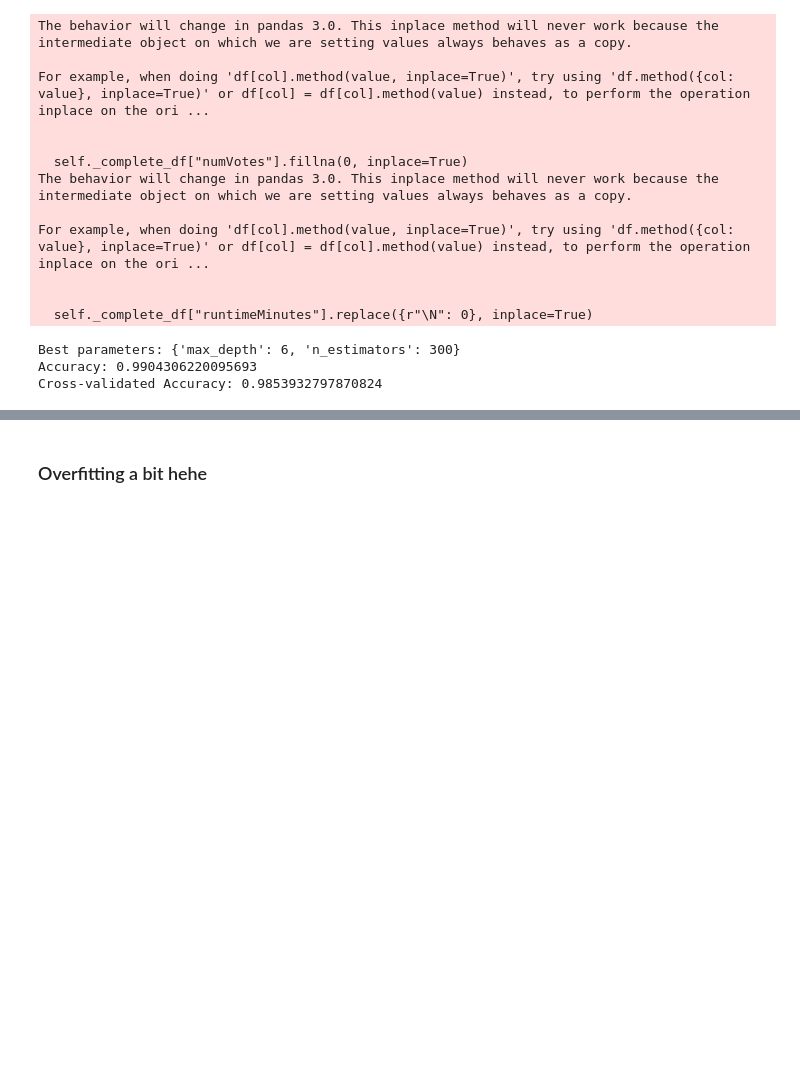
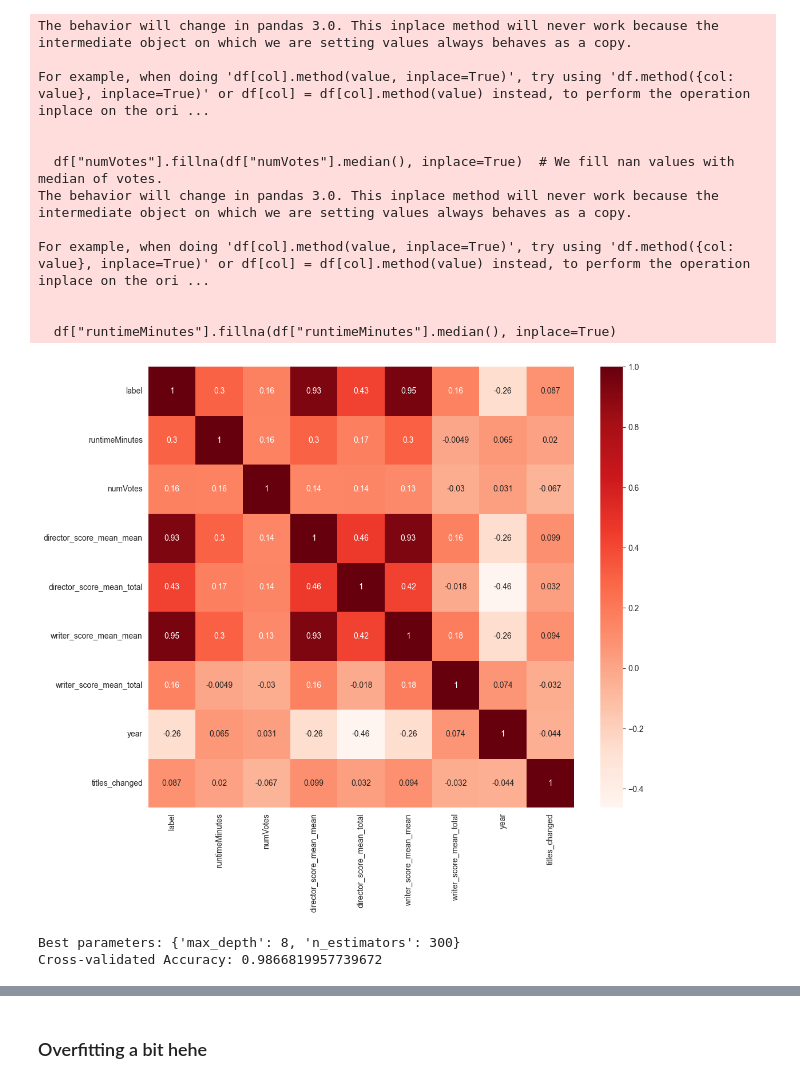
Before and after one commit to 8toz/BigDataProject_IMDB, a Jupyter notebook: notebooks/imdb.ipynb, the cells around one changed output, grey strips where cells are left out. Cells and saved outputs as stored; diff of their text form; code cells hidden in the pictures; blank space fills up the shorter version.

```diff
--- a/notebooks/imdb.ipynb
+++ b/notebooks/imdb.ipynb
@@ -6,5 +16,5 @@ from pipeline import Dataset
 # %%
-dataset = Dataset(splits=(0.8, 0.2))
+dataset = Dataset(splits=(0.9, 0.1))
 dataset.generate_datasplit()
 # %% [output]
 The behavior will change in pandas 3.0. This inplace method will never work because the intermediate object on which we are setting values always behaves as a copy.
@@ -12,19 +22,27 @@ The behavior will change in pandas 3.0. This inplace method will never work beca
 For example, when doing 'df[col].method(value, inplace=True)', try using 'df.method({col: value}, inplace=True)' or df[col] = df[col].method(value) instead, to perform the operation inplace on the ori ...
 
 
-  self._complete_df["numVotes"].fillna(0, inplace=True)
+  df["numVotes"].fillna(df["numVotes"].median(), inplace=True)  # We fill nan values with median of votes.
 The behavior will change in pandas 3.0. This inplace method will never work because the intermediate object on which we are setting values always behaves as a copy.
 
 For example, when doing 'df[col].method(value, inplace=True)', try using 'df.method({col: value}, inplace=True)' or df[col] = df[col].method(value) instead, to perform the operation inplace on the ori ...
 
 
-  self._complete_df["runtimeMinutes"].replace({r"\N": 0}, inplace=True)
+  df["runtimeMinutes"].fillna(df["runtimeMinutes"].median(), inplace=True)
 # %%
-train = dataset.train_df[dataset.train_df.columns.drop(["primaryTitle", "originalTitle"])]
+unusable_cols = ["primaryTitle", "originalTitle", "index"]
+train = dataset.train_df[dataset.train_df.columns.drop(unusable_cols)]
 train_X, train_y = train[train.columns.drop('label')], train["label"]
 
-test = dataset.test_df[dataset.train_df.columns.drop(["primaryTitle", "originalTitle"])]
+test = dataset.test_df[dataset.test_df.columns.drop(unusable_cols)]
 test_X, test_y = test[test.columns.drop('label')], test["label"]
+# %%
+plt.figure(figsize=(12,10))
+cor = train.corr()
+sns.heatmap(cor, annot=True, cmap=plt.cm.Reds)
+plt.show()
+# %% [output]
+[figure, added]
 # %%
 clf = RandomForestClassifier(max_depth=2, random_state=42)
 
@@ -48,7 +66,6 @@ best_estimator = grid_search.best_estimator_
 # Print the best parameters
 print("Best parameters:", best_params)
 
-# Use the best estimator to make predictions
 y_pred = best_estimator.predict(test_X)
 
 # Measure accuracy
@@ -59,6 +76,5 @@ print("Accuracy:", accuracy)
 cv_accuracy = cross_val_score(best_estimator, train_X, train_y, cv=5, scoring='accuracy')
 print("Cross-validated Accuracy:", cv_accuracy.mean())
 # %% [output]
-Best parameters: {'max_depth': 6, 'n_estimators': 300}
-Accuracy: 0.9904306220095693
-Cross-validated Accuracy: 0.9853932797870824
+Best parameters: {'max_depth': 8, 'n_estimators': 300}
+Cross-validated Accuracy: 0.9866819957739672
```
Also changed, not shown: parts of 7 cells of this notebook, 6 other files.
